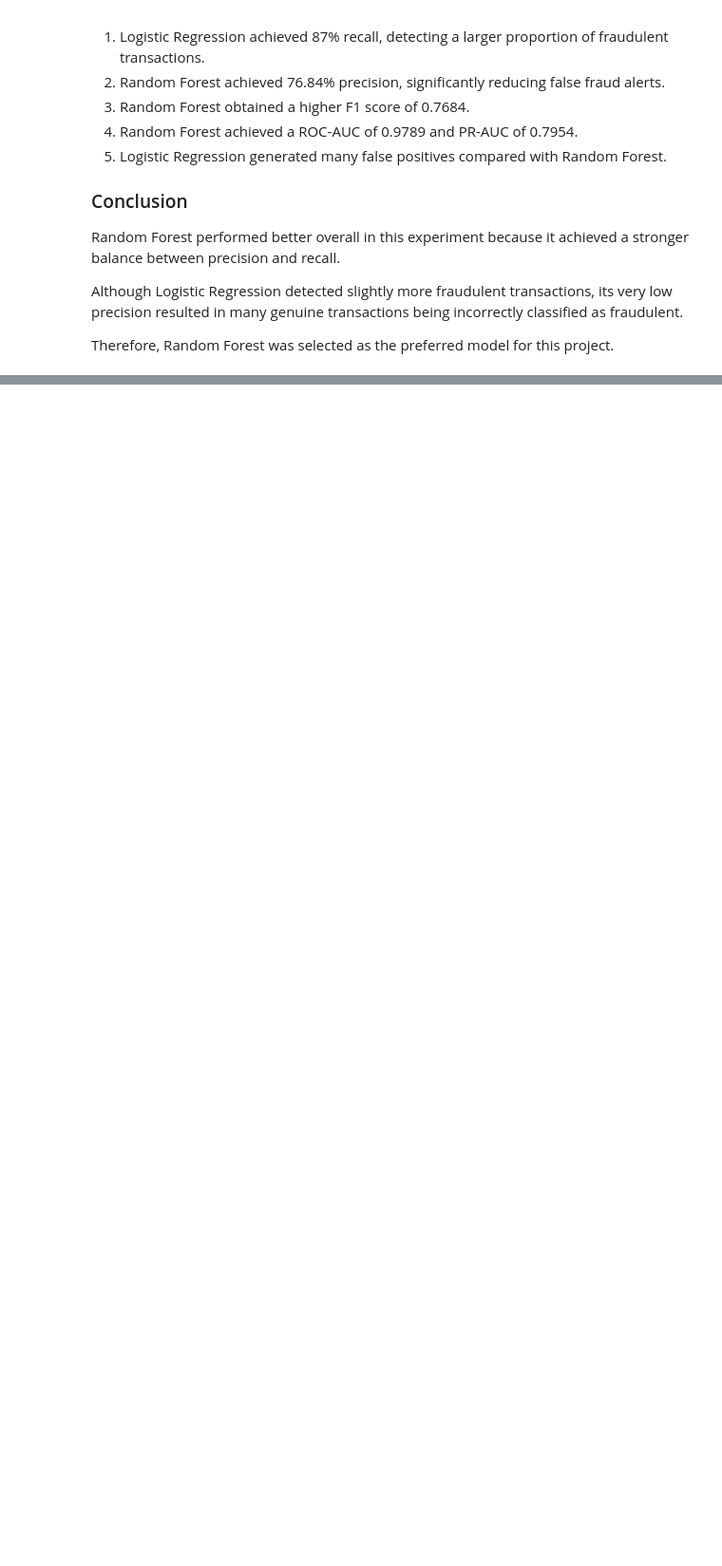
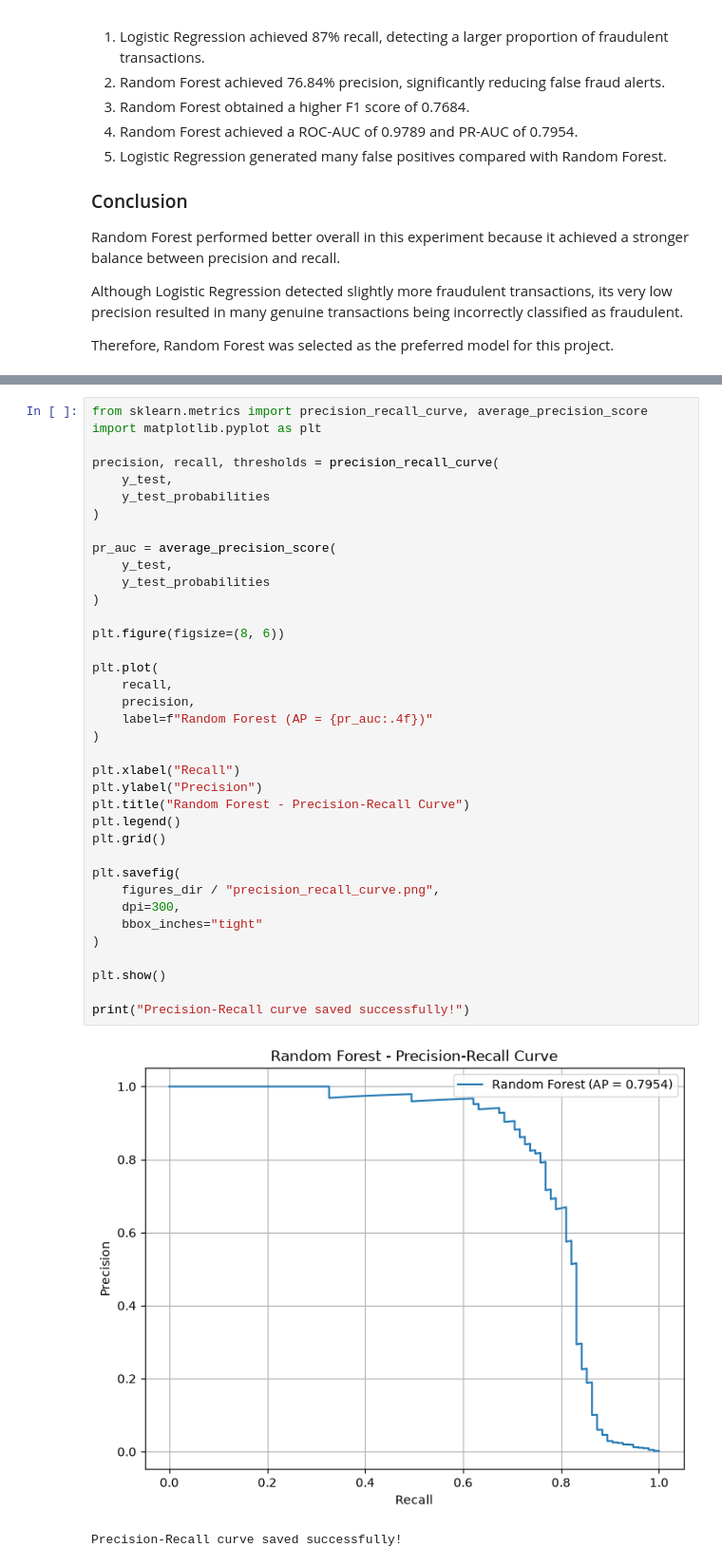
Before and after one commit to bharghavguru/Credit-Card-Fraud-Detection, a Jupyter notebook: notebooks/03_model_training.ipynb, the cells around one changed output, grey strips where cells are left out. Shown at 95% size. Cells and saved outputs as stored; diff of their text form; blank space fills up the shorter version.

```diff
--- a/notebooks/03_model_training.ipynb
+++ b/notebooks/03_model_training.ipynb
@@ -746,0 +816,40 @@ Therefore, Random Forest was selected as the preferred model for this project.
+# %%
+from sklearn.metrics import precision_recall_curve, average_precision_score
+import matplotlib.pyplot as plt
+
+precision, recall, thresholds = precision_recall_curve(
+    y_test,
+    y_test_probabilities
+)
+
+pr_auc = average_precision_score(
+    y_test,
+    y_test_probabilities
+)
+
+plt.figure(figsize=(8, 6))
+
+plt.plot(
+    recall,
+    precision,
+    label=f"Random Forest (AP = {pr_auc:.4f})"
+)
+
+plt.xlabel("Recall")
+plt.ylabel("Precision")
+plt.title("Random Forest - Precision-Recall Curve")
+plt.legend()
+plt.grid()
+
+plt.savefig(
+    figures_dir / "precision_recall_curve.png",
+    dpi=300,
+    bbox_inches="tight"
+)
+
+plt.show()
+
+print("Precision-Recall curve saved successfully!")
+# %% [output]
+[figure, added]
+Precision-Recall curve saved successfully!
```
Also changed, not shown: parts of 5 cells of this notebook, 5 other files.
